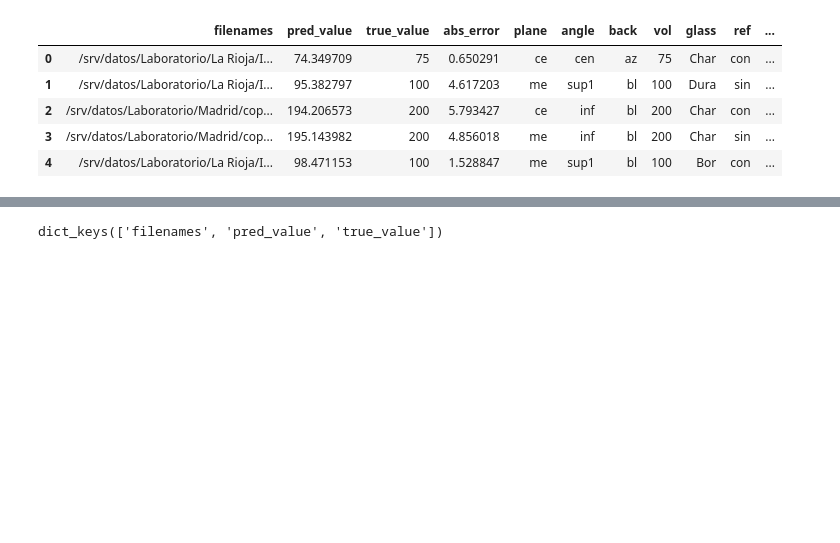
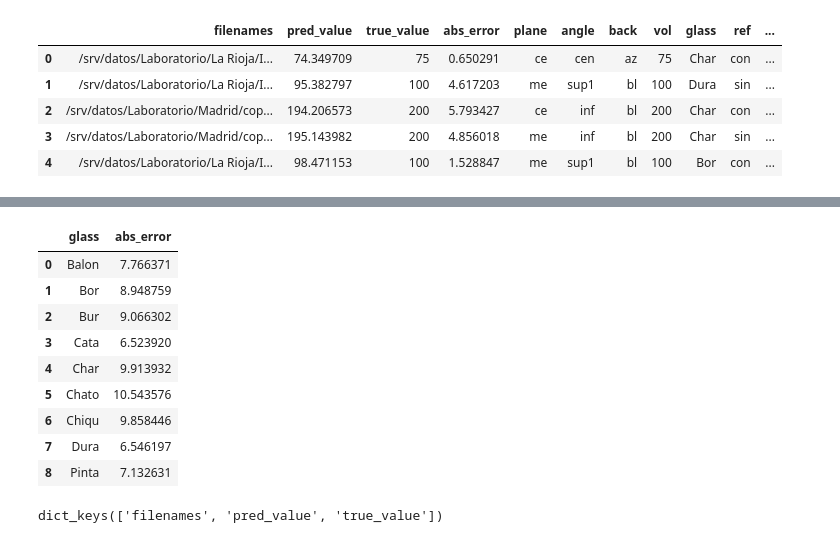
Before and after one commit to MiriamCobo/BrainGut-WineUp, a Jupyter notebook: notebooks/CopasVasosAll_AbsError.ipynb, the cells around one changed output, grey strips where cells are left out. Cells and saved outputs as stored; diff of their text form; code cells hidden in the pictures; blank space fills up the shorter version.

```diff
--- a/notebooks/CopasVasosAll_AbsError.ipynb
+++ b/notebooks/CopasVasosAll_AbsError.ipynb
@@ -77,3 +134,16 @@ df_pred.head(5)
+# %%
+df_glasses
+# %% [output]
+|  | glass | abs_error |
+| 0 | Balon | 7.766371 |
+| 1 | Bor | 8.948759 |
+| 2 | Bur | 9.066302 |
+| 3 | Cata | 6.523920 |
+| 4 | Char | 9.913932 |
+| 5 | Chato | 10.543576 |
+| 6 | Chiqu | 9.858446 |
+| 7 | Dura | 6.546197 |
+| 8 | Pinta | 7.132631 |
 # %%
 # mean absolute error for each kind of glass
 # %%
```
Also changed, not shown: parts of 4 cells of this notebook.
